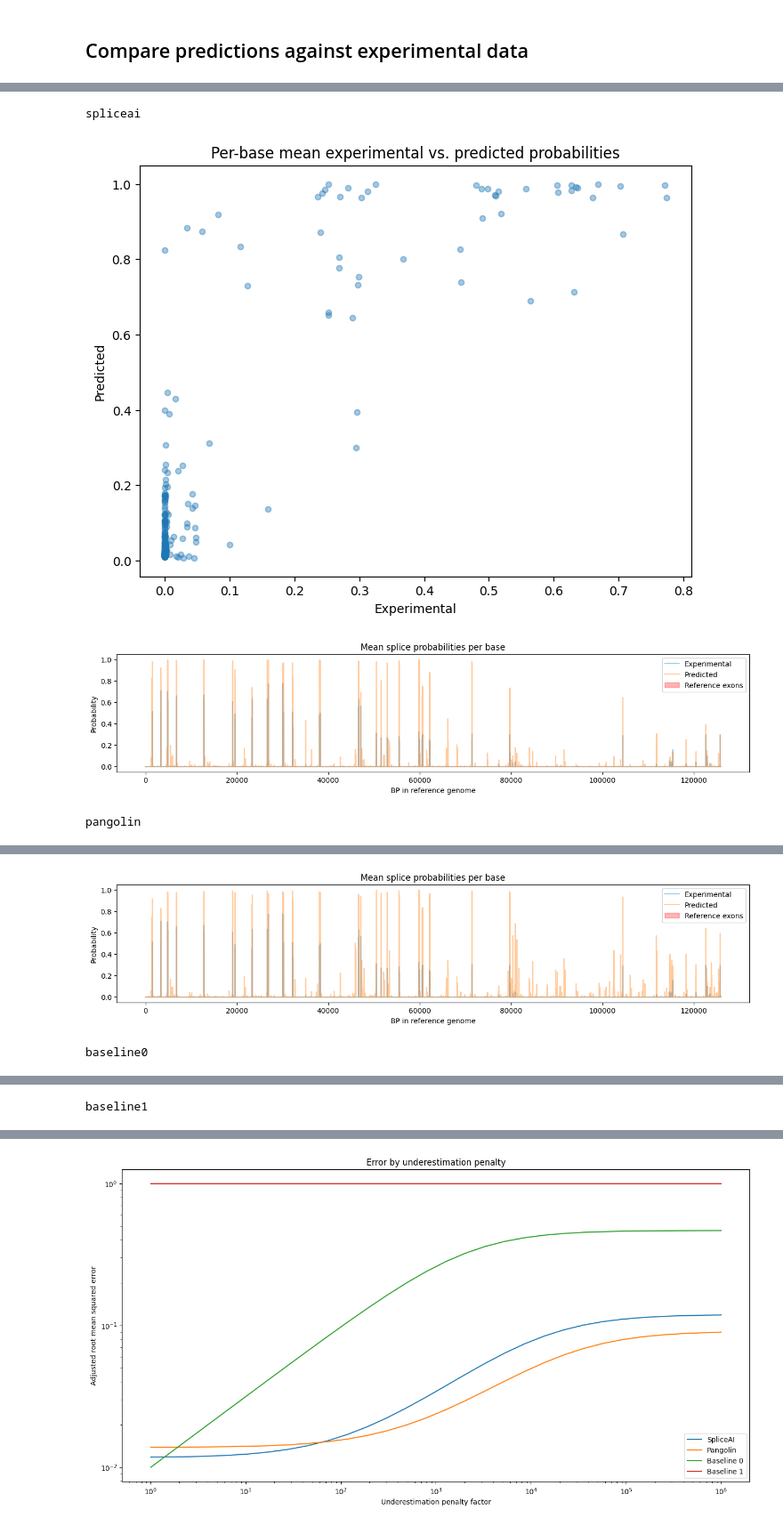
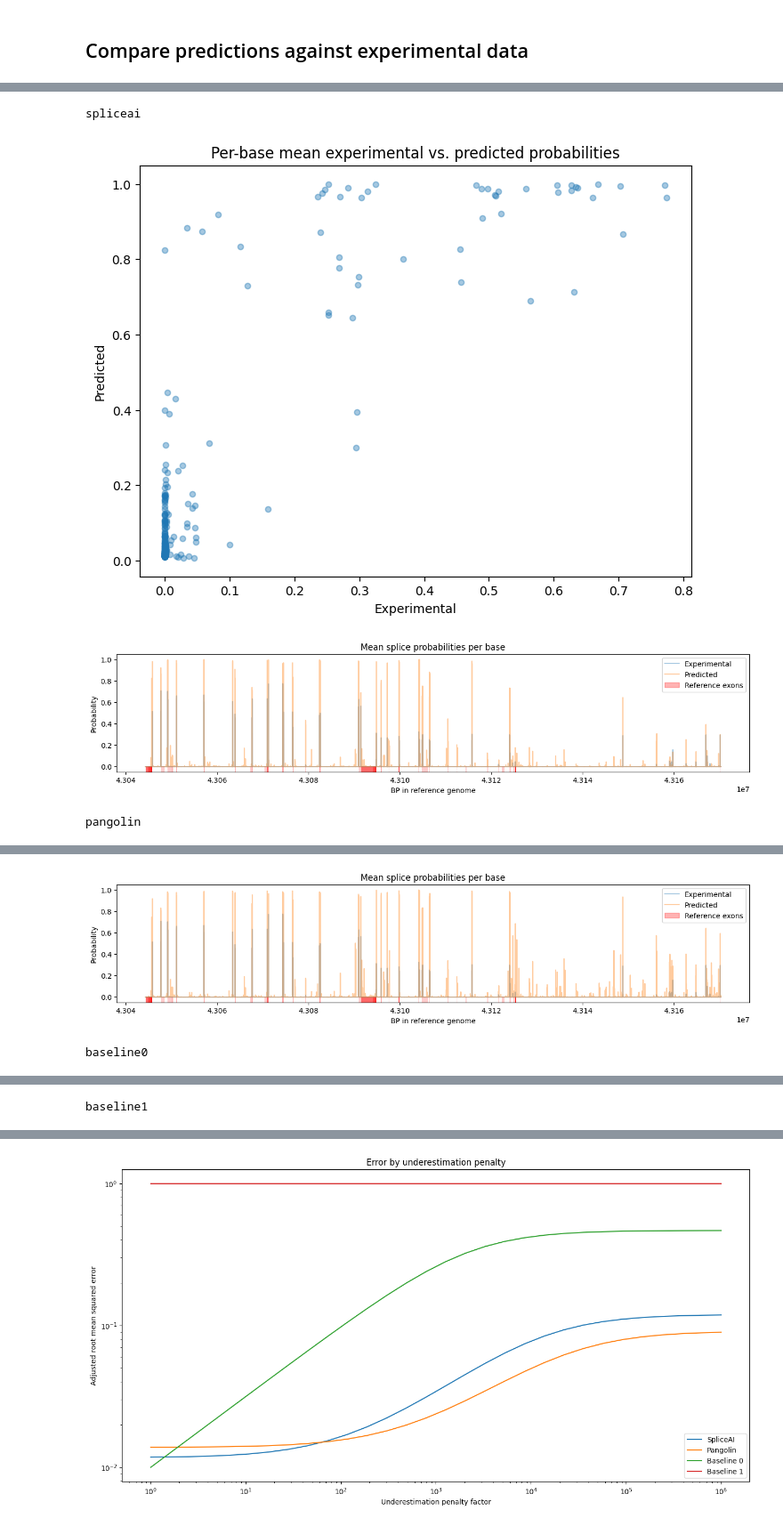
Before and after one commit to jannis-baum/hpi-hoai, a Jupyter notebook: evaluation.ipynb, the cells around one changed output, grey strips where cells are left out. Shown at 89% size. Drawn from its saved outputs; the diff is of its cells as text; code cells hidden in the pictures.

Commit message:
fix: means index for reference exons

```diff
--- a/evaluation.ipynb
+++ b/evaluation.ipynb
@@ -170,6 +170,7 @@ def plot_predictor(name: str):
         'true': np.mean([df['true'] for df in results[:, name]], axis=0),
         'predicted': np.mean([df['predicted'] for df in results[:, name]], axis=0)
     })
+    means.index = results.iloc[0].index
 
     # scatter plot
     plt.figure(figsize=(8, 6))
@@ -181,36 +182,36 @@ def plot_predictor(name: str):
     ax.set_ylabel('Predicted')
     savefig_pdf(f'{name}.scatter')
     ax.set_title('Per-base mean experimental vs. predicted probabilities')
     plt.show()
 
     # per-base plot
     plt.figure(figsize=(16, 3))
     ax = plt.gca()
     means[['true', 'predicted']].plot(ax=ax, alpha=0.4)
     ax.set_ylabel('Probability')
     ax.set_xlabel('BP in reference genome')
     # Reference exons
     brca1_exons = [ensembl.exon_by_id(exon) for exon in ensembl.exon_ids_of_gene_name('BRCA1')]
     for exon in brca1_exons:
         ax.add_patch(mpatches.Rectangle((exon.start, -0.1), exon.end - exon.start, 0.1, facecolor='red', alpha=0.2))
     ax.legend(
         handles=ax.get_legend_handles_labels()[0] + [mpatches.Patch(color='red', alpha=0.3, label='Exonic regions')],
         labels=['Experimental', 'Predicted', 'Reference exons']
     )
     savefig_pdf(f'{name}.pb')
     ax.set_title('Mean splice probabilities per base')
     plt.show()
 
 for predictor in predictors:
     name = predictor.name()
     print(name)
     plot_predictor(name)
 # %% [output]
 spliceai
 [figure]
-[figure, old version]
+[figure, new version]
 pangolin
 [figure]
-[figure, old version]
+[figure, new version]
 baseline0
 [figure]
```
Also changed, not shown: parts of 2 cells of this notebook.
